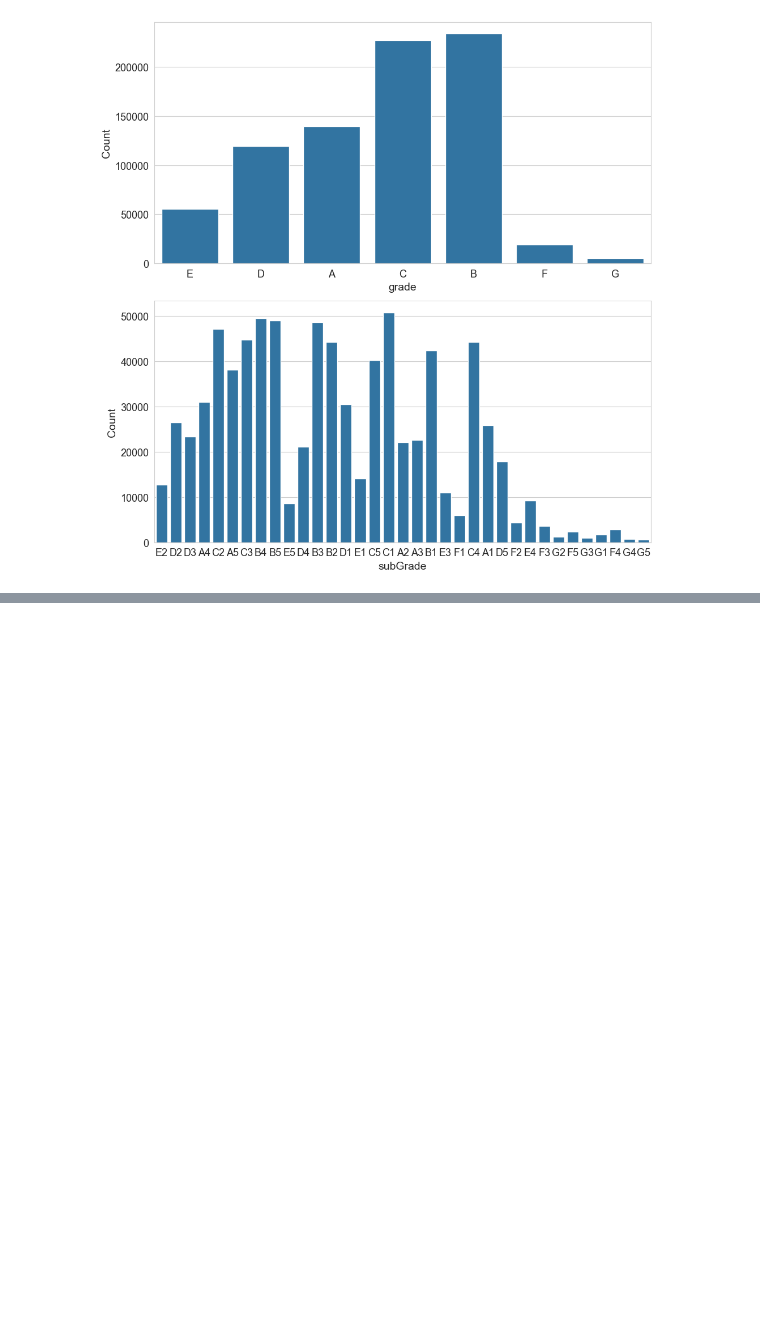
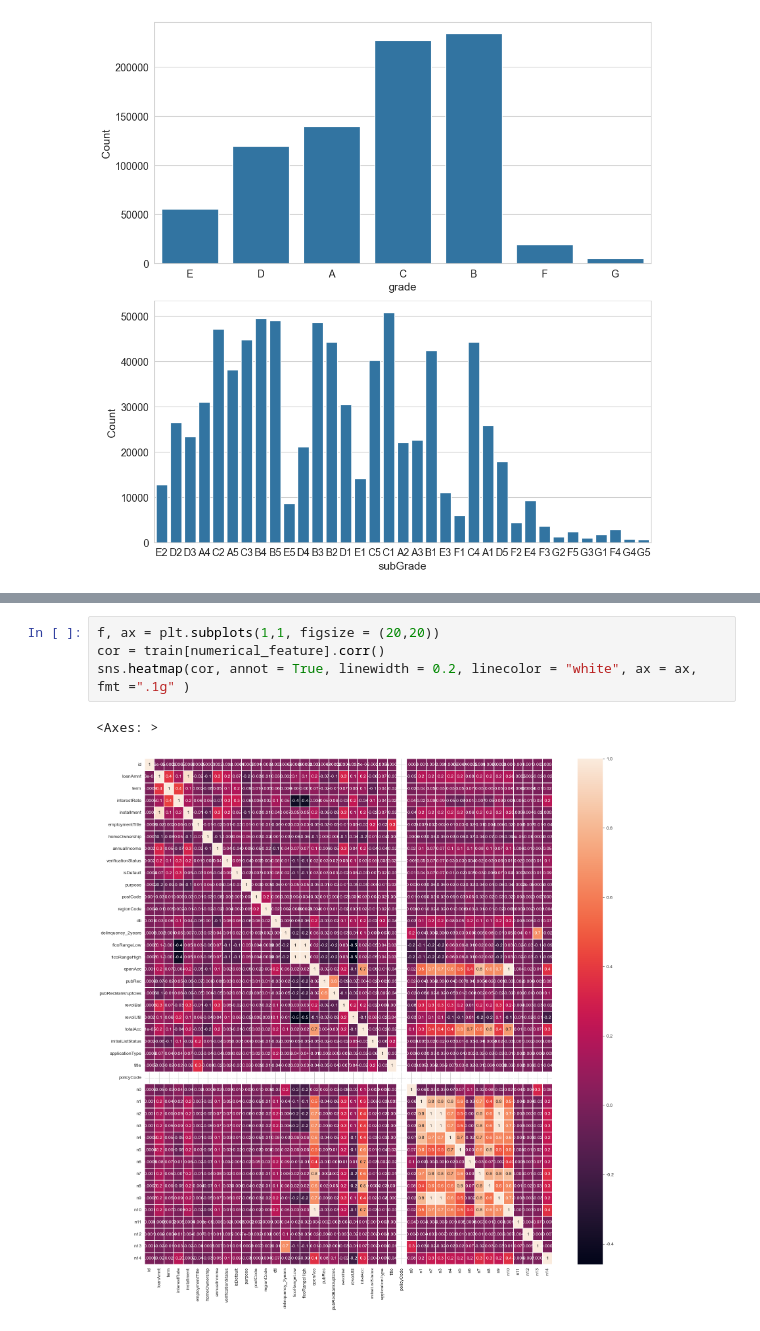
Before and after one commit to ZhaokaiQ-Lars/Finanical-risk-control, a Jupyter notebook: 复现代码.ipynb, the cells around one changed output, grey strips where cells are left out. Cells and saved outputs as stored; diff of their text form; blank space fills up the shorter version.

```diff
--- a/复现代码.ipynb
+++ b/复现代码.ipynb
@@ -281,0 +353,7 @@ sns.countplot(label)
+# %%
+f, ax = plt.subplots(1,1, figsize = (20,20))
+cor = train[numerical_feature].corr()
+sns.heatmap(cor, annot = True, linewidth = 0.2, linecolor = "white", ax = ax, fmt =".1g" )
+# %% [output]
+<Axes: >
+[figure, added]
```
Also changed, not shown: parts of 55 cells of this notebook.
